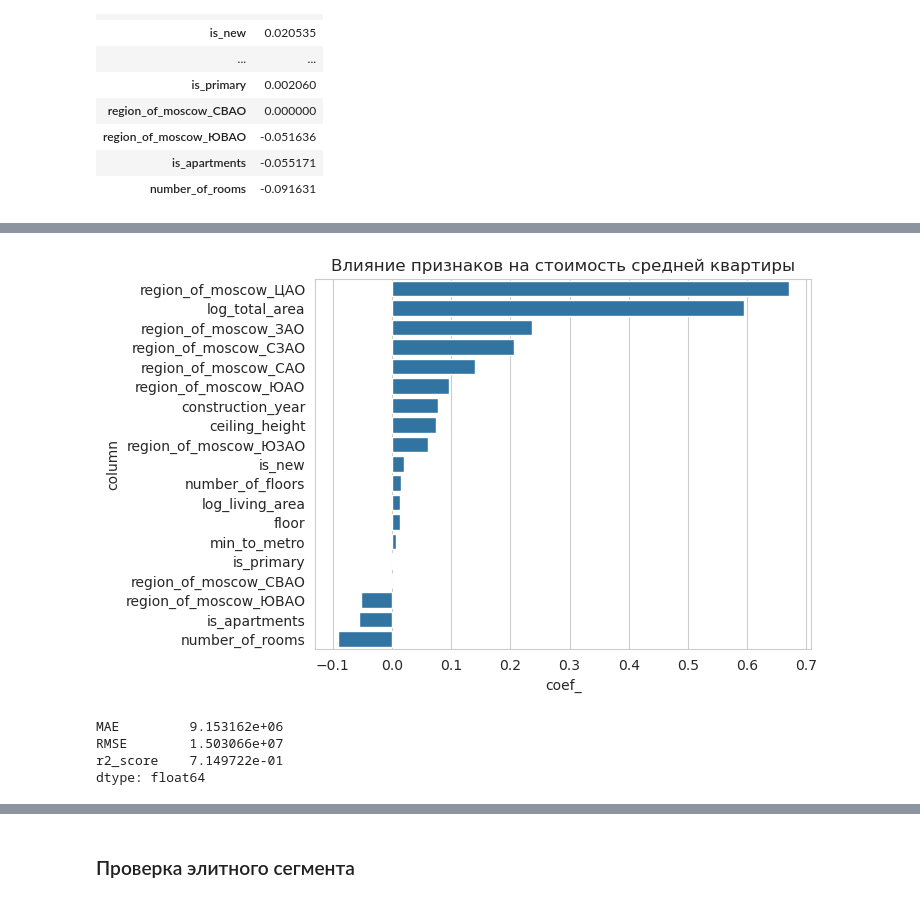
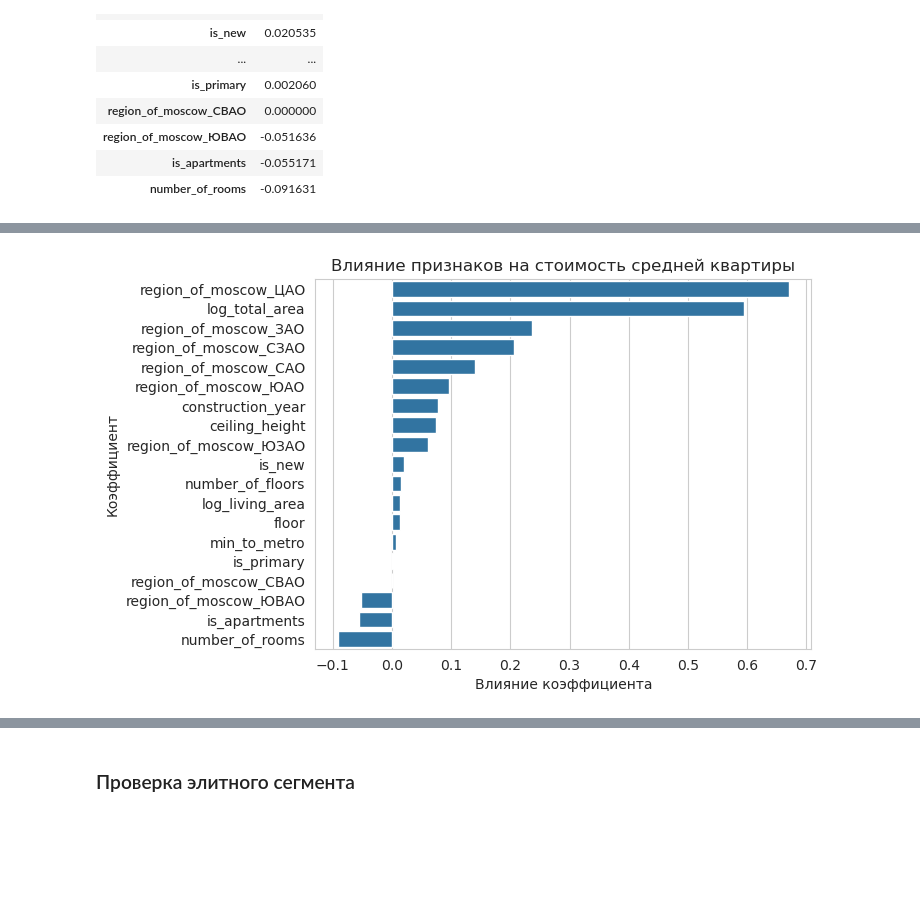
Before and after one commit to ivmulin/housing_analysis, a Jupyter notebook: estate_analysis.ipynb, the cells around one changed output, grey strips where cells are left out. Drawn from its saved outputs; the diff is of its cells as text; code cells hidden in the pictures; blank space fills up the shorter version.

```diff
--- a/estate_analysis.ipynb
+++ b/estate_analysis.ipynb
@@ -982,32 +1156,52 @@ features
  'log_total_area',
  'log_living_area']
 # %%
+# Реализуем ранее проведённые операции обучения моделей в виде класса LassoCV_model
+
+# Создадим вспомогательный класс для хранения метрик качества модели
 class Metrics:
     "Класс для оценки метрик модели"
     def __init__(self, y_test, y_pred):
         self.MAE = mean_absolute_error(y_test, y_pred)
         self.RMSE = root_mean_squared_error(y_test, y_pred)
+        self.MAPE = mean_absolute_percentage_error(y_test, y_pred)
         self.r2_score = r2_score(y_test, y_pred)
 
     def display(self):
         return pd.Series({
             'MAE': self.MAE,
             'RMSE': self.RMSE,
+            'MAPE': self.MAPE,
             'r2_score': self.r2_score
         })
 
-
+# Класс, объект которого при инициализации будет обучать модель
+# на переданной выборке и считать метрики качества
 class LassoCV_model:
     def __init__(self, X, y, by, scale = lambda x: x, cv = 5):
         """
         Обучает регрессионную модель с L1-регуляризатором на выборке (X, y).
-        Возвращает представитель LassoCV
+
 
         Параметры:
             X     - матрица признаков
             y     - вектор ответов
             by    - столбец в матрице X, по которму выполнять стратификацию
-            scale - lambda-функция, задающая шкалу, обратну к шкале вектора y
+            scale - lambda-функция, задающая шкалу, обратную к шкале вектора y
+
+        Возвращает:
+            ничего не возвращает, но в случае успеха образец класса будет
+            содержать все параметры модели, а также её веса и метрики
+            качества
+
+        Доступные параметры для обученной модели:
+            X_train, X_test, y_train, y_test
+                          - обучающие и тестовые выборки
+            lasso         - обученная модель с L1-регуляризатором
+            y_pred        - предсказанный на X_train вектор
+            weights_table - таблица весов в порядке убывания их значимости
+            metrics       - объект класса Metrics, содержащий метрики качества
+                            модели
         """
         global categorical_features, binary_features, numeric_features
 
@@ -1017,7 +1211,7 @@ class LassoCV_model:
         self.scale = scale
 
         # Разделим данные
-        self.X_train_raw, self.X_test_raw, self.y_train, self.y_test = train_test_split(
+        X_train_raw, X_test_raw, self.y_train, self.y_test = train_test_split(
             X, y,
             test_size = 0.2,
             random_state = 123,
@@ -1036,8 +1230,8 @@ class LassoCV_model:
         )
 
         # Трансформируем данные
-        self.X_train = self.transformer.fit_transform(self.X_train_raw) # обучаем трансформер на X_train и преобразуем
-        self.X_test = self.transformer.transform(self.X_test_raw) # преобразуем X_test БЕЗ обучения
+        self.X_train = self.transformer.fit_transform(X_train_raw) # обучаем трансформер на X_train и преобразуем
+        self.X_test = self.transformer.transform(X_test_raw) # преобразуем X_test БЕЗ обучения
 
         # Инициализируем модель
         self.lasso = LassoCV(cv = cv)
@@ -1151,13 +1458,10 @@ average_model.weights_table
 # %%
+# Оценим влияние признаков модели для обычных квартир
+
 sns.barplot(data = average_model.weights_table, x = 'coef_', y = 'column', orient = 'h')
 plt.title('Влияние признаков на стоимость средней квартиры')
+plt.xlabel('Влияние коэффициента')
+plt.ylabel('Коэффициент')
 plt.show()
 # %% [output]
-[figure, old version]
+[figure, new version]
-# %%
-average_model.metrics.display()
-# %% [output]
-MAE         9.153162e+06
-RMSE        1.503066e+07
-r2_score    7.149722e-01
-dtype: float64
```
Also changed, not shown: parts of 76 cells of this notebook, 1 other file.
